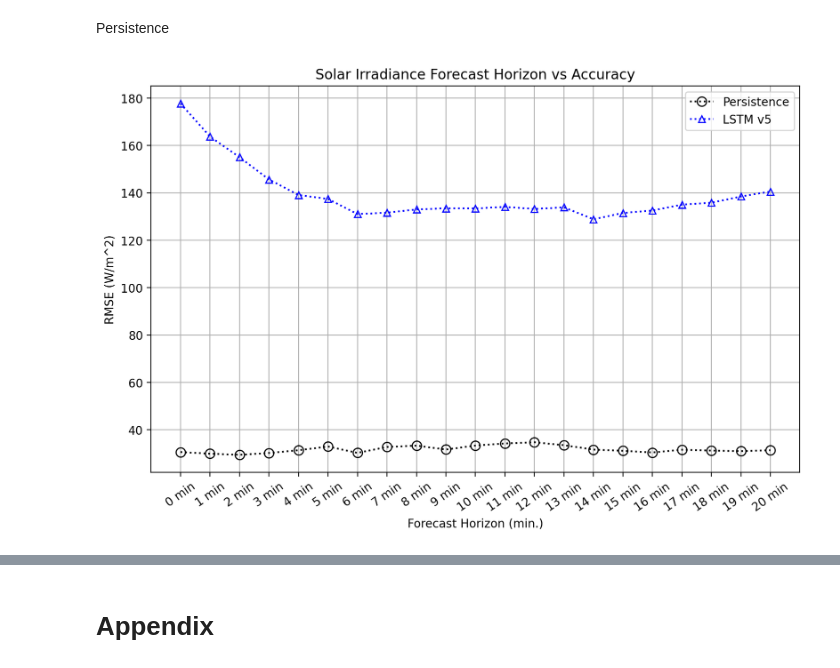
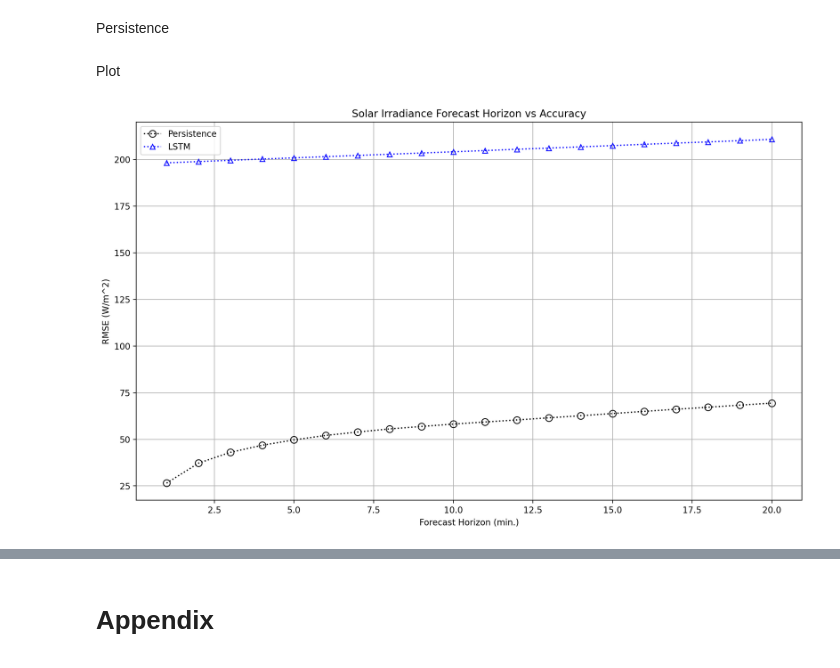
Before and after one commit to Adamouization/Solar-Irradiance-Forecasting, a Jupyter notebook: src/notebooks/4_LSTM.ipynb, the cells around one changed output, grey strips where cells are left out. Cells and saved outputs as stored; diff of their text form; code cells hidden in the pictures.

```diff
--- a/src/notebooks/4_LSTM.ipynb
+++ b/src/notebooks/4_LSTM.ipynb
@@ -481,0 +555,3 @@ plt.show()
+# %%
+model.load_weights(f'../../output/lstm_models/lstm_v{MODEL_VERSION}.h5')
+is_train_new_model = False
@@ -485,0 +614,3 @@ SAMPLING_FREQ = 1000
+# %%
+df_test = df_fe.loc[df_fe["timeStamp"] >= test_start]
+X_test_tmp = X_test.copy()
@@ -509,39 +663,31 @@ df_20_min_forecast_lstm = df_20_min_forecast.copy()
 # %% [markdown]
 Persistence
 # %%
-df_test['persistence_forecast'] = df_test['ghi'].shift(20)
-df_test = df_test.fillna(0.0)
+rmse_values_persistence = list()
 
-col_names = []
-for i in range(0, 21, 1):
-    col_names.append(f"{i} min")
-df_20_min_forecast = pd.DataFrame(columns=col_names)
-df_20_min_forecast
+# Iterate through the data to calculate RMSE for each horizon
+for horizon in range(1, prediction_horizon + 1):
+    # Shift the actual values by the horizon to simulate a persistence forecast
+    df_test['persistence_forecast'] = df_test['ghi'].shift(horizon)
 
-for i in range(0, len(df_test), SAMPLING_FREQ):
-    time_step = i # 220000
-    predictions = list()
-
-    df_time_step = df_test.iloc[time_step:time_step + 21]
-    df_time_step["rmse"] = df_time_step.apply(lambda row: sqrt(mean_squared_error([row['ghi']], [row['persistence_forecast']])), axis=1)
-    minutely_rmse = df_time_step["rmse"].values
-    df_20_min_forecast = pd.concat([df_20_min_forecast, pd.DataFrame([minutely_rmse], columns=col_names)], ignore_index=True)
-
-df_20_min_forecast.loc['mean'] = df_20_min_forecast.mean()
-df_20_min_forecast_persistence = df_20_min_forecast.copy()
+    # Calculate RMSE for this horizon
+    rmse = np.sqrt(np.mean((df_test['ghi'] - df_test['persistence_forecast'])**2))
+    rmse_values_persistence.append(rmse)
+# %% [markdown]
+Plot
 # %%
-fig, ax = plt.subplots(figsize=(10, 6))
-ax.plot(df_20_min_forecast_persistence.loc["mean"].T, label='Persistence', color='black', linestyle="dotted", marker='o', markerfacecolor='none', markersize=8)
-ax.plot(df_20_min_forecast_lstm.loc["mean"].T, label='LSTM v5', color='blue', linestyle="dotted", marker='^', markerfacecolor='none', markersize=6)
-
-
-plt.xticks(rotation=35)
+fig, ax = plt.subplots(figsize=(14, 8))
+ax.plot(range(1, prediction_horizon + 1), rmse_values_persistence, label='Persistence',
+        color='black', linestyle="dotted", marker='o', markerfacecolor='none', markersize=8)
+ax.plot(range(1, prediction_horizon + 1), rmse_values_lstm, label='LSTM',
+        color='blue', linestyle="dotted", marker='^', markerfacecolor='none', markersize=6)
 
 plt.xlabel('Forecast Horizon (min.)')
 plt.ylabel('RMSE (W/m^2)')
 plt.title('Solar Irradiance Forecast Horizon vs Accuracy')
 plt.legend()
 plt.grid(True)
+plt.savefig("../../output/model_validation/lstm_20m_horizon.png", bbox_inches='tight')
 plt.show()
 # %% [output]
-[figure, old version]
+[figure, new version]
```
Also changed, not shown: parts of 42 cells of this notebook, 3 other files.
